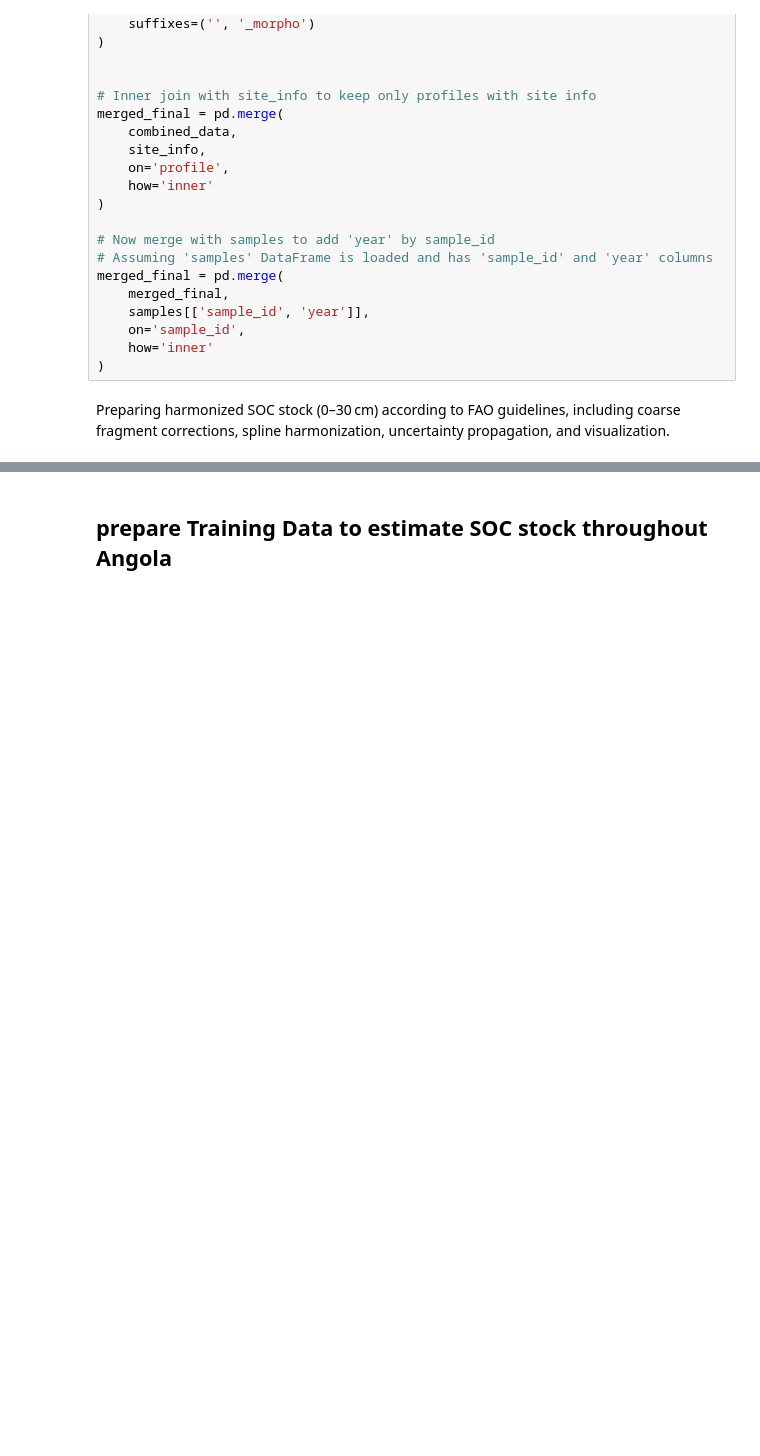
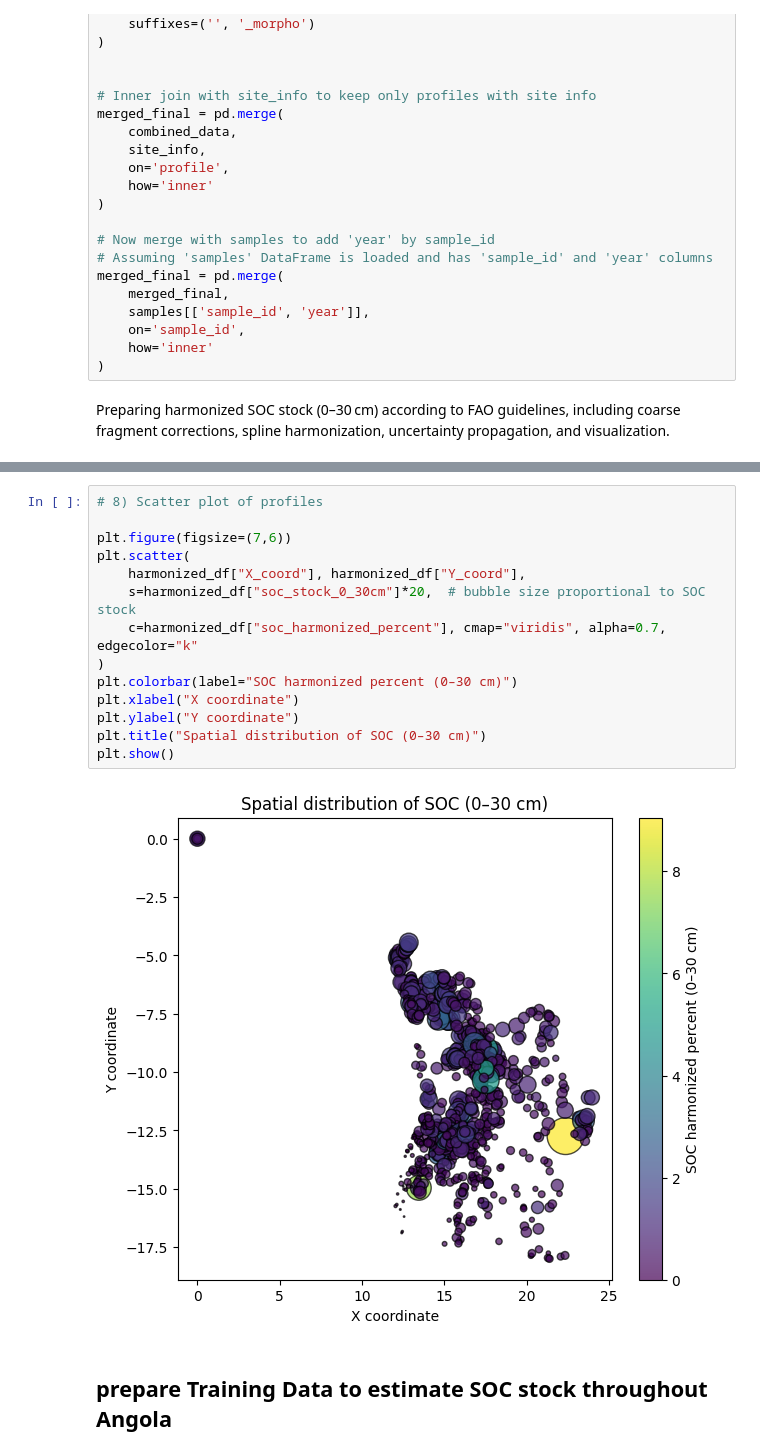
Before and after one commit to inesschwartz/ThesisSoilAngola, a Jupyter notebook: EDA/carbon_stock2.ipynb, the cells around one changed output, grey strips where cells are left out. Saved outputs shown, nothing was run; the diff lists cells and outputs as text; blank space fills up the shorter version.

```diff
--- a/EDA/carbon_stock2.ipynb
+++ b/EDA/carbon_stock2.ipynb
@@ -323,3 +340,19 @@ plt.show()
+# %%
+# 8) Scatter plot of profiles
+
+plt.figure(figsize=(7,6))
+plt.scatter(
+    harmonized_df["X_coord"], harmonized_df["Y_coord"],
+    s=harmonized_df["soc_stock_0_30cm"]*20,  # bubble size proportional to SOC stock
+    c=harmonized_df["soc_harmonized_percent"], cmap="viridis", alpha=0.7, edgecolor="k"
+)
+plt.colorbar(label="SOC harmonized percent (0–30 cm)")
+plt.xlabel("X coordinate")
+plt.ylabel("Y coordinate")
+plt.title("Spatial distribution of SOC (0–30 cm)")
+plt.show()
+# %% [output]
+[figure, added]
 # %% [markdown]
 ## prepare Training Data to estimate SOC stock throughout Angola
 # %%
```
Also changed, not shown: parts of 8 cells of this notebook.
